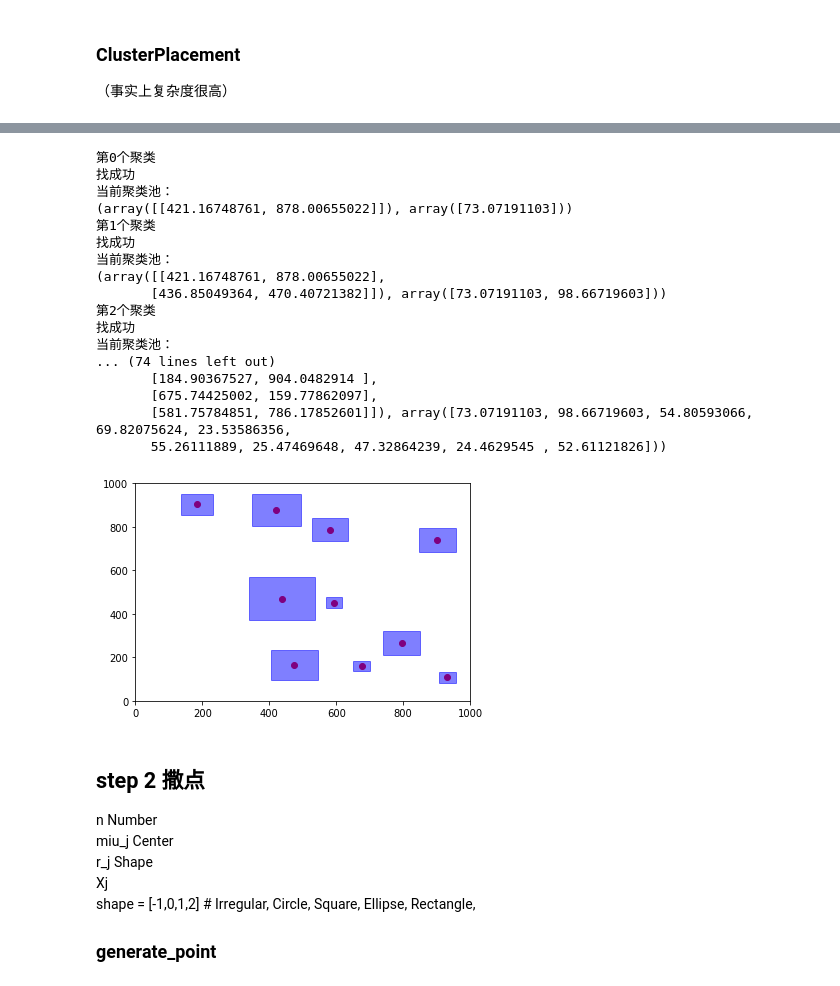
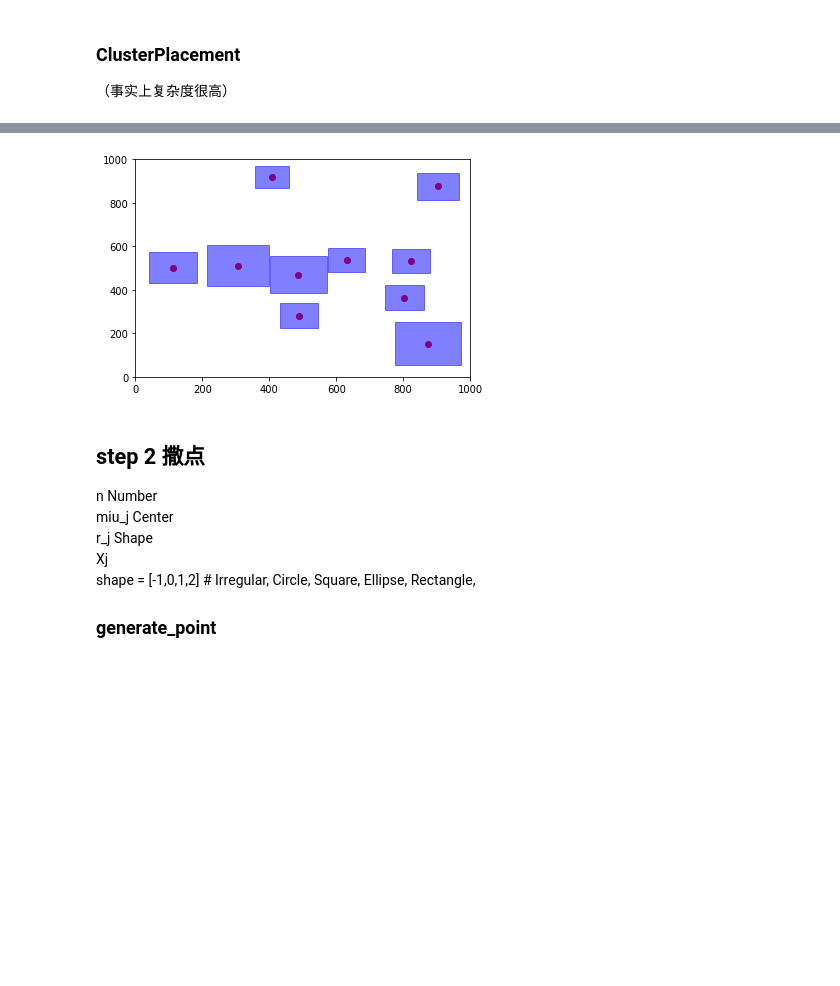
Before and after one commit to HereDrlv/CAS-lab, a Jupyter notebook: day 2/Untitled.ipynb, the cells around one changed output, grey strips where cells are left out. Cells and saved outputs as stored; diff of their text form; code cells hidden in the pictures; blank space fills up the shorter version.

```diff
--- a/day 2/Untitled.ipynb
+++ b/day 2/Untitled.ipynb
@@ -31,7 +31,7 @@ P.S. 噪点数量$\in (0, \frac{1}{1+c}*n] $ (????
 # %%
 # Input (cont.
 epsilon = 0.5
-r_min = 20
+r_min = 50
 r_max = 100
 # %% [markdown]
 ## step 1 定聚类位置及半径
@@ -79,55 +76,25 @@ ax.add_patch(mpatches.Rectangle(TEST_miu_i-TEST_r_i, TEST_r_i*2,TEST_r_i*2, colo
 # %%
-# TEST 聚类中心及半径
+# TEST 产生所有聚类中心及半径
 TEST_r = np.array([])
 TEST_miu = np.array([])
-TEST_counter = 0
 for i in range(c):
-    print("第"+str(i)+"个聚类")
     while 1:
         TEST_r_new , TEST_miu_new = ClusterPlacement(r_k = TEST_r, miu_k = TEST_miu)
         if TEST_r_new != -1:
-            print("找成功")
             break
-#         print("小于r_min了，找失败")
     TEST_r = np.append(TEST_r , TEST_r_new)
     TEST_miu = np.append(TEST_miu , TEST_miu_new)
     TEST_miu = TEST_miu.reshape(int(len(TEST_miu)/d),d)
-    print("当前聚类池：")
-    print((TEST_miu,TEST_r))
 
-    TEST_counter+=1
-    if TEST_counter==c:
-        break
-
-# 到7的时候爆炸概率很高了
-
-
+# 画图
 fig=plt.figure()
 ax = fig.add_subplot(111, aspect='auto')
-
-p1 = plt.scatter([i[0] for i in TEST_miu],[i[1] for i in TEST_miu],c='r')
+plt.scatter([i[0] for i in TEST_miu],[i[1] for i in TEST_miu],c='r')
 plt.axis([0,m,0,m])
 for i in range(c):
     ax.add_patch(mpatches.Rectangle(TEST_miu[i]-TEST_r[i], TEST_r[i]*2,TEST_r[i]*2, color = 'b', alpha=0.5))
 # %% [output]
-第0个聚类
-找成功
-当前聚类池：
-(array([[421.16748761, 878.00655022]]), array([73.07191103]))
-第1个聚类
-找成功
-当前聚类池：
-(array([[421.16748761, 878.00655022],
-       [436.85049364, 470.40721382]]), array([73.07191103, 98.66719603]))
-第2个聚类
-找成功
-当前聚类池：
-... (74 lines left out)
-       [184.90367527, 904.0482914 ],
-       [675.74425002, 159.77862097],
-       [581.75784851, 786.17852601]]), array([73.07191103, 98.66719603, 54.80593066, 69.82075624, 23.53586356,
-       55.26111889, 25.47469648, 47.32864239, 24.4629545 , 52.61121826]))
-[figure, old version]
+[figure, new version]
 # %% [markdown]
 ## step 2 撒点
 n Number
```
Also changed, not shown: parts of 15 cells of this notebook.
